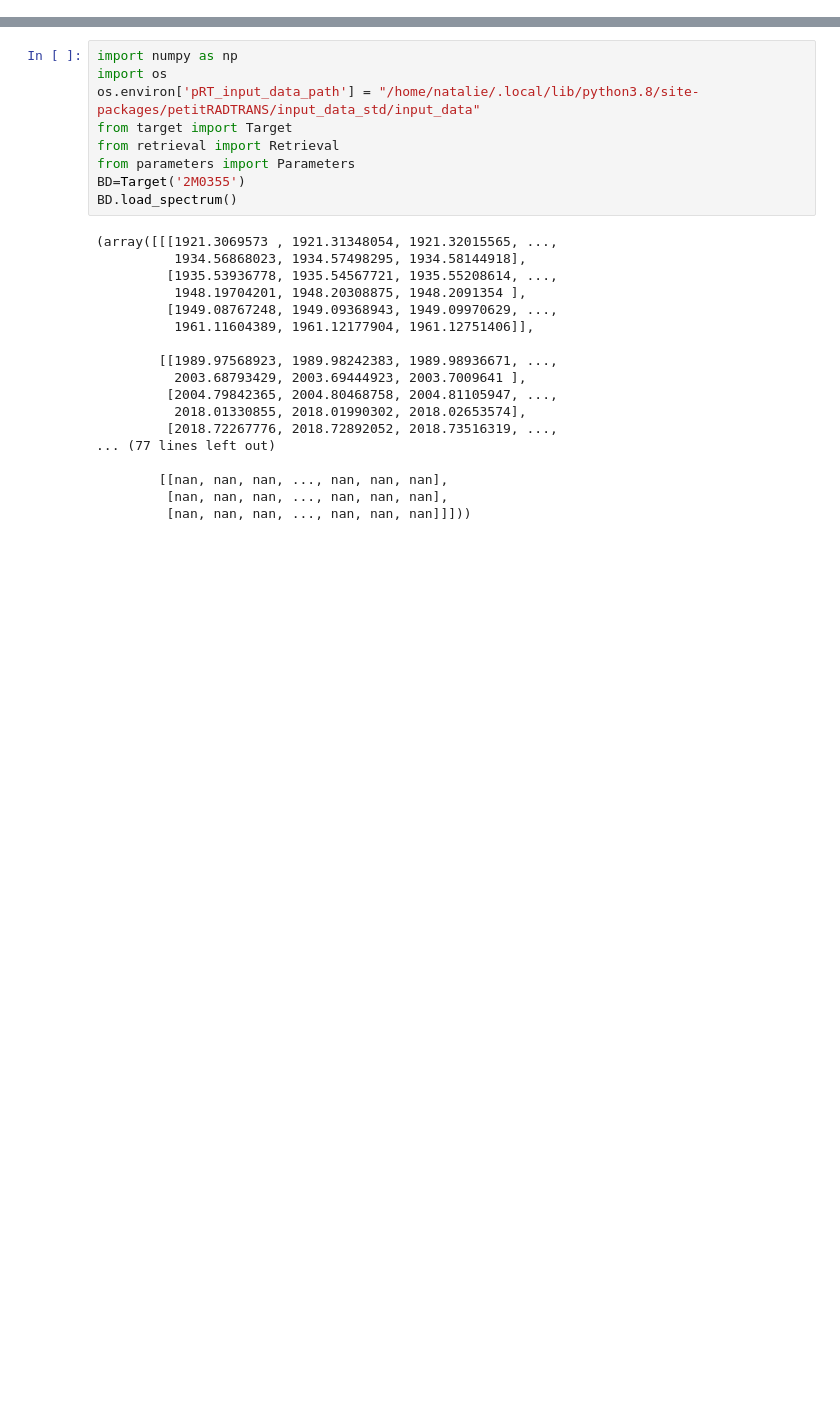
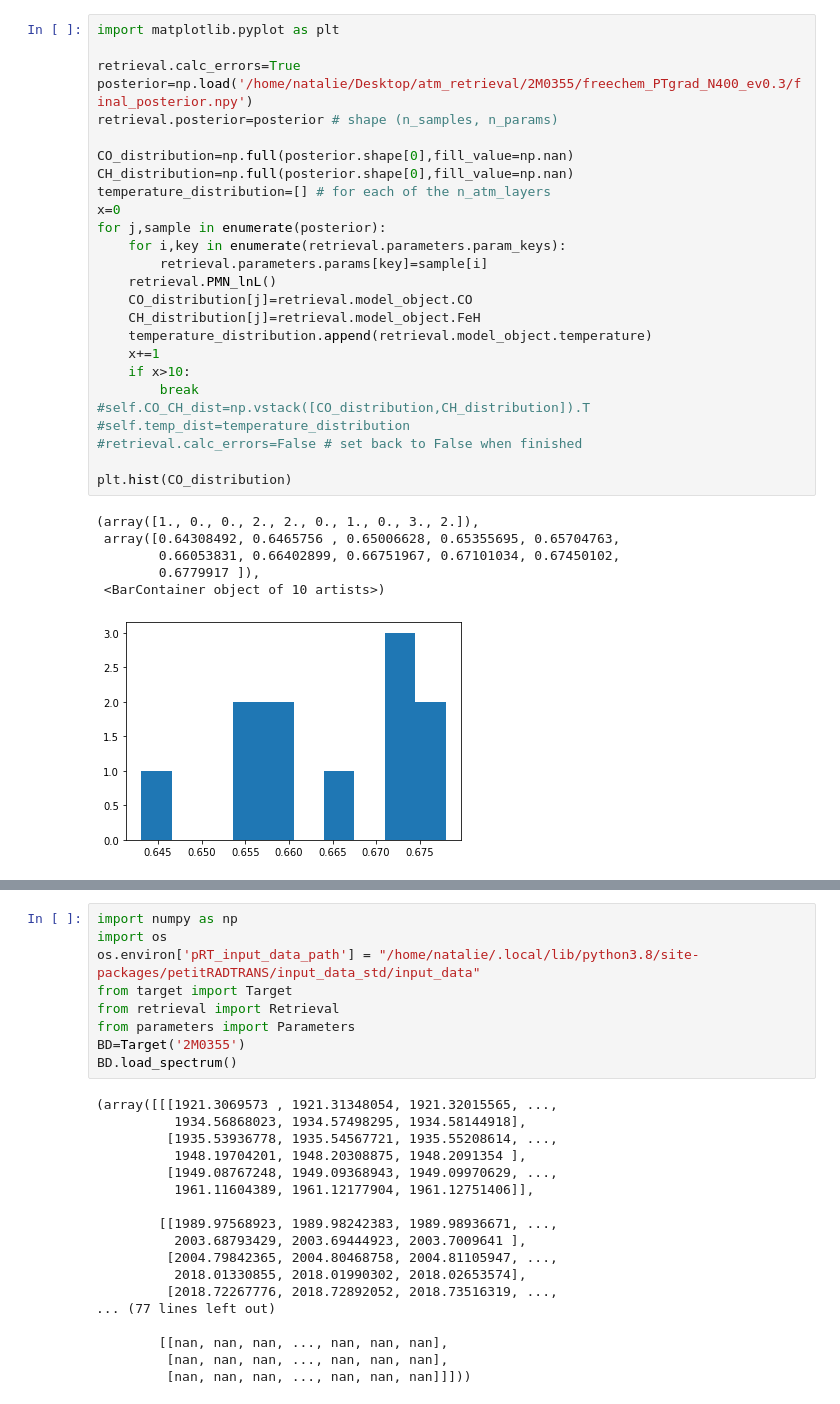
Before and after one commit to NatalieGrasser/atm_retrieval, a Jupyter notebook: atm_retrieval/debugging.ipynb, the cells around one changed output, grey strips where cells are left out. Cells and saved outputs as stored; diff of their text form; blank space fills up the shorter version.

Commit message:
added isotope ratios posteriors

```diff
--- a/atm_retrieval/debugging.ipynb
+++ b/atm_retrieval/debugging.ipynb
@@ -98,0 +105,33 @@ only_params=['rv','vsini','log_g','T0','log_H2O','log_12CO',
+# %%
+import matplotlib.pyplot as plt
+
+retrieval.calc_errors=True
+posterior=np.load('/home/natalie/Desktop/atm_retrieval/2M0355/freechem_PTgrad_N400_ev0.3/final_posterior.npy')
+retrieval.posterior=posterior # shape (n_samples, n_params)
+
+CO_distribution=np.full(posterior.shape[0],fill_value=np.nan)
+CH_distribution=np.full(posterior.shape[0],fill_value=np.nan)
+temperature_distribution=[] # for each of the n_atm_layers
+x=0
+for j,sample in enumerate(posterior):
+    for i,key in enumerate(retrieval.parameters.param_keys):
+        retrieval.parameters.params[key]=sample[i]
+    retrieval.PMN_lnL()
+    CO_distribution[j]=retrieval.model_object.CO
+    CH_distribution[j]=retrieval.model_object.FeH
+    temperature_distribution.append(retrieval.model_object.temperature)
+    x+=1
+    if x>10:
+        break
+#self.CO_CH_dist=np.vstack([CO_distribution,CH_distribution]).T
+#self.temp_dist=temperature_distribution
+#retrieval.calc_errors=False # set back to False when finished
+
+plt.hist(CO_distribution)
+# %% [output]
+(array([1., 0., 0., 2., 2., 0., 1., 0., 3., 2.]),
+ array([0.64308492, 0.6465756 , 0.65006628, 0.65355695, 0.65704763,
+        0.66053831, 0.66402899, 0.66751967, 0.67101034, 0.67450102,
+        0.6779917 ]),
+ <BarContainer object of 10 artists>)
+[figure, added]
```
Also changed, not shown: parts of 18 cells of this notebook, 4 other files.
